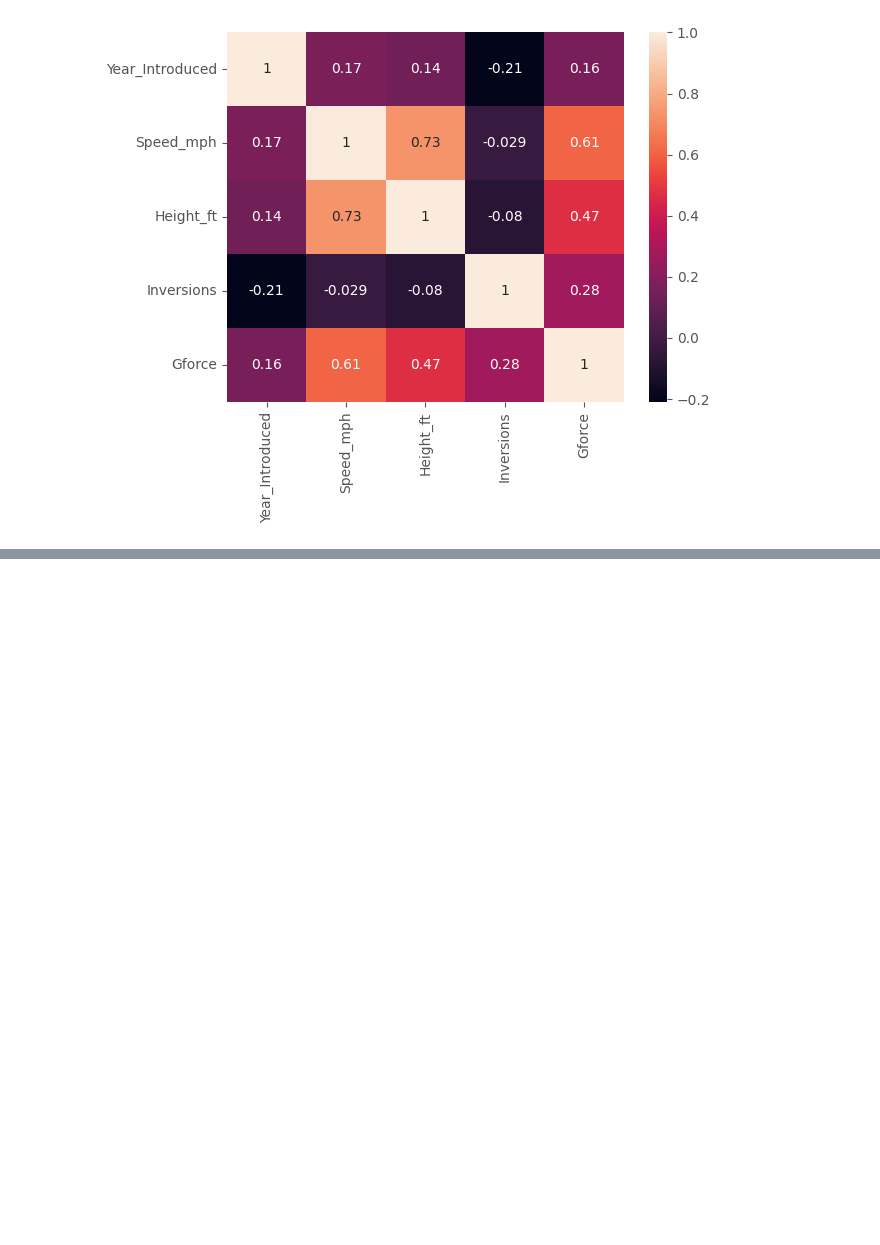
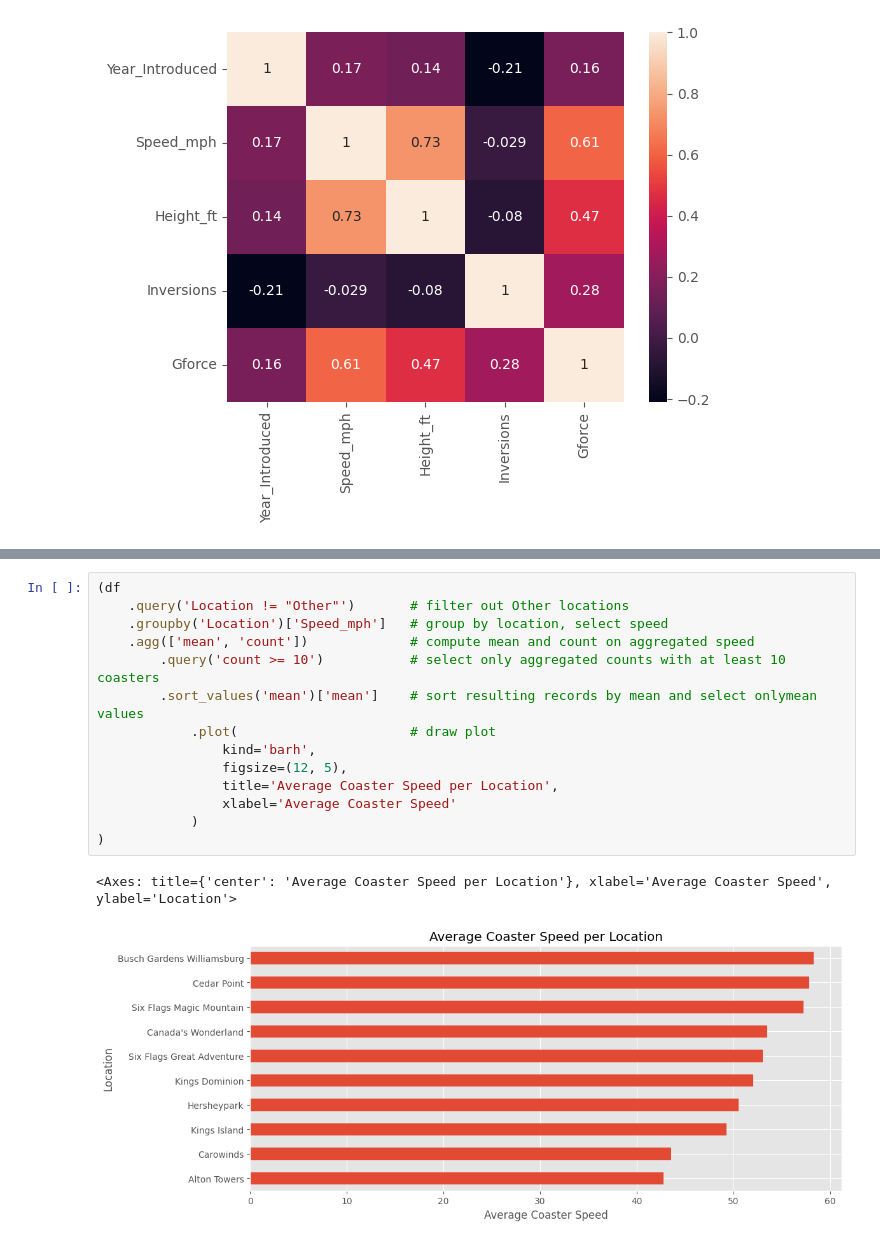
Before and after one commit to atrox3d/rob-mullas-exploratory-data-analysis, a Jupyter notebook: exploratory-data-analysis.ipynb, the cells around one changed output, grey strips where cells are left out. Cells and saved outputs as stored; diff of their text form; blank space fills up the shorter version.

```diff
--- a/exploratory-data-analysis.ipynb
+++ b/exploratory-data-analysis.ipynb
@@ -516,0 +523,17 @@ sns.heatmap(df_corr, annot=True)
+# %%
+(df
+    .query('Location != "Other"')       # filter out Other locations
+    .groupby('Location')['Speed_mph']   # group by location, select speed
+    .agg(['mean', 'count'])             # compute mean and count on aggregated speed
+        .query('count >= 10')           # select only aggregated counts with at least 10 coasters
+        .sort_values('mean')['mean']    # sort resulting records by mean and select onlymean values
+            .plot(                      # draw plot
+                kind='barh',
+                figsize=(12, 5),
+                title='Average Coaster Speed per Location',
+                xlabel='Average Coaster Speed'
+            )
+)
+# %% [output]
+<Axes: title={'center': 'Average Coaster Speed per Location'}, xlabel='Average Coaster Speed', ylabel='Location'>
+[figure, added]
```
Also changed, not shown: parts of 1 cell of this notebook.
